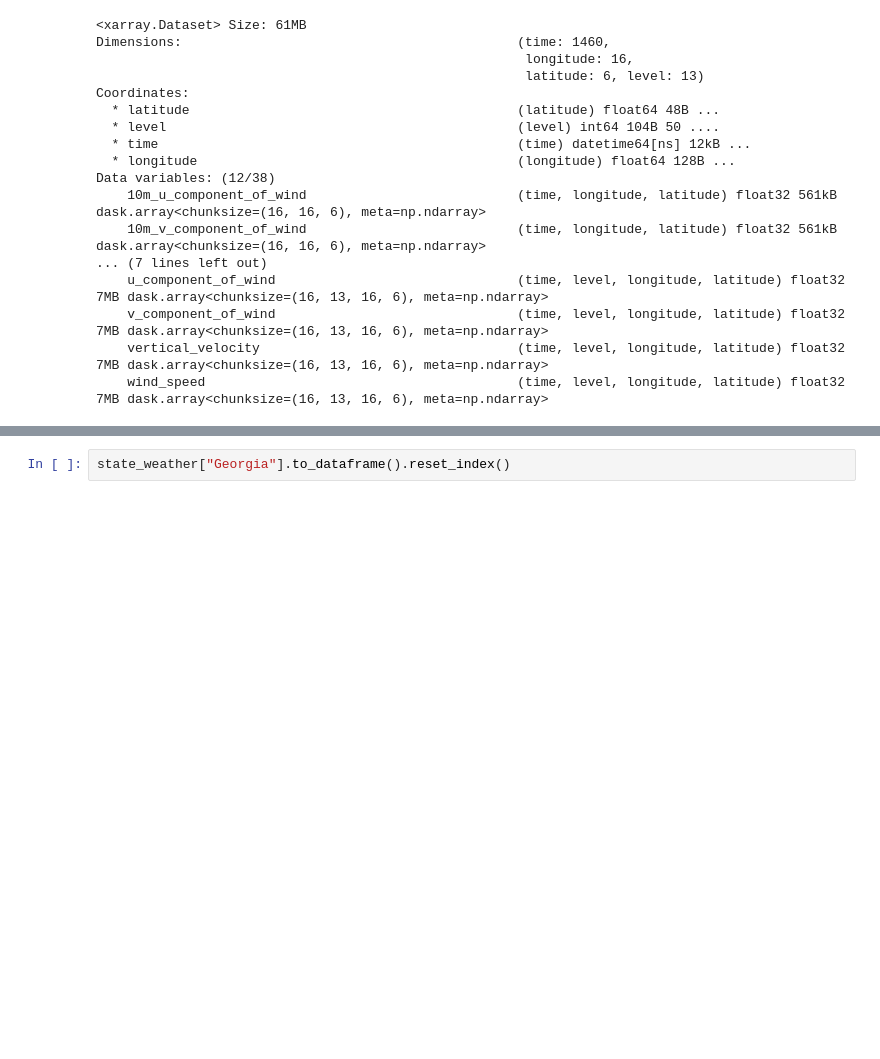
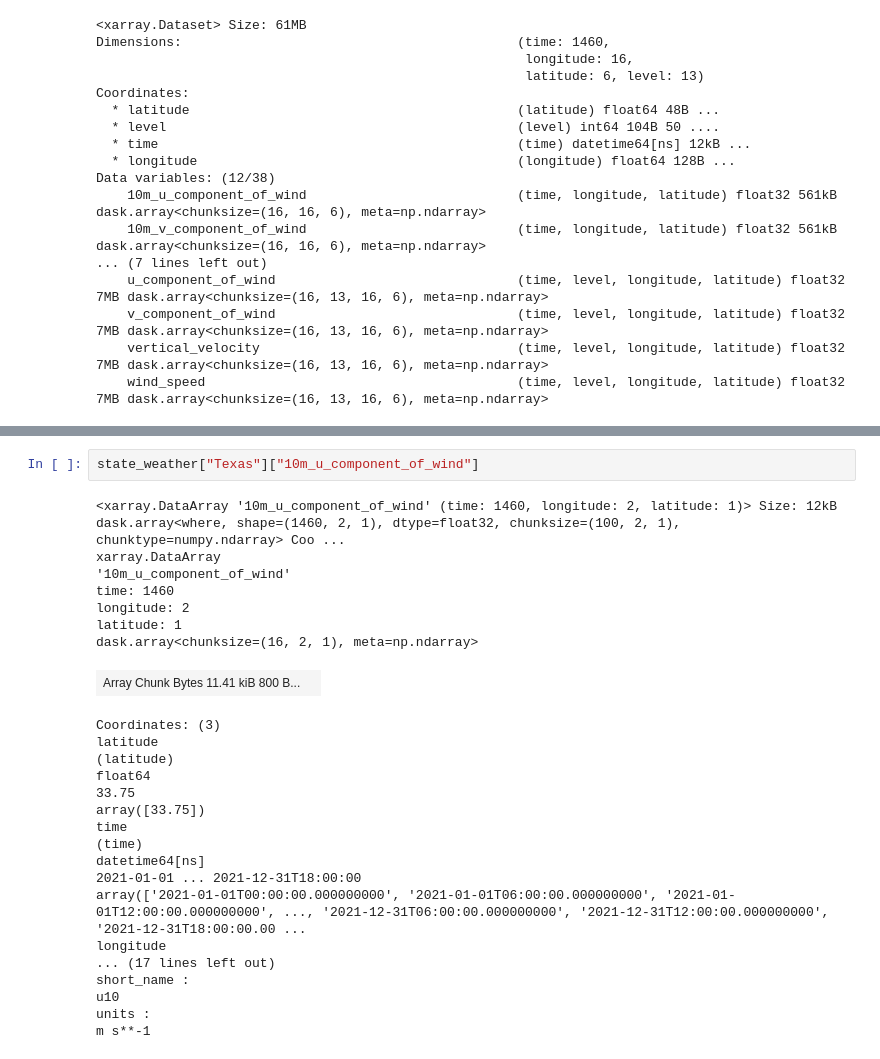
Before and after one commit to arrdel/power-outage-prediction, a Jupyter notebook: src/era5.ipynb, the cells around one changed output, grey strips where cells are left out. Cells and saved outputs as stored; diff of their text form; blank space fills up the shorter version.

```diff
--- a/src/era5.ipynb
+++ b/src/era5.ipynb
@@ -153,2 +162,28 @@ Data variables: (12/38)
 # %%
-state_weather["Georgia"].to_dataframe().reset_index()
+state_weather["Texas"]["10m_u_component_of_wind"]
+# %% [output]
+<xarray.DataArray '10m_u_component_of_wind' (time: 1460, longitude: 2, latitude: 1)> Size: 12kB dask.array<where, shape=(1460, 2, 1), dtype=float32, chunksize=(100, 2, 1), chunktype=numpy.ndarray> Coo ...
+xarray.DataArray
+'10m_u_component_of_wind'
+time: 1460
+longitude: 2
+latitude: 1
+dask.array<chunksize=(16, 2, 1), meta=np.ndarray>
+| Array Chunk Bytes 11.41 kiB 800 B... |  |
+Coordinates: (3)
+latitude
+(latitude)
+float64
+33.75
+array([33.75])
+time
+(time)
+datetime64[ns]
+2021-01-01 ... 2021-12-31T18:00:00
+array(['2021-01-01T00:00:00.000000000', '2021-01-01T06:00:00.000000000', '2021-01-01T12:00:00.000000000', ..., '2021-12-31T06:00:00.000000000', '2021-12-31T12:00:00.000000000', '2021-12-31T18:00:00.00 ...
+longitude
+... (17 lines left out)
+short_name :
+u10
+units :
+m s**-1
```
Also changed, not shown: parts of 14 cells of this notebook.
